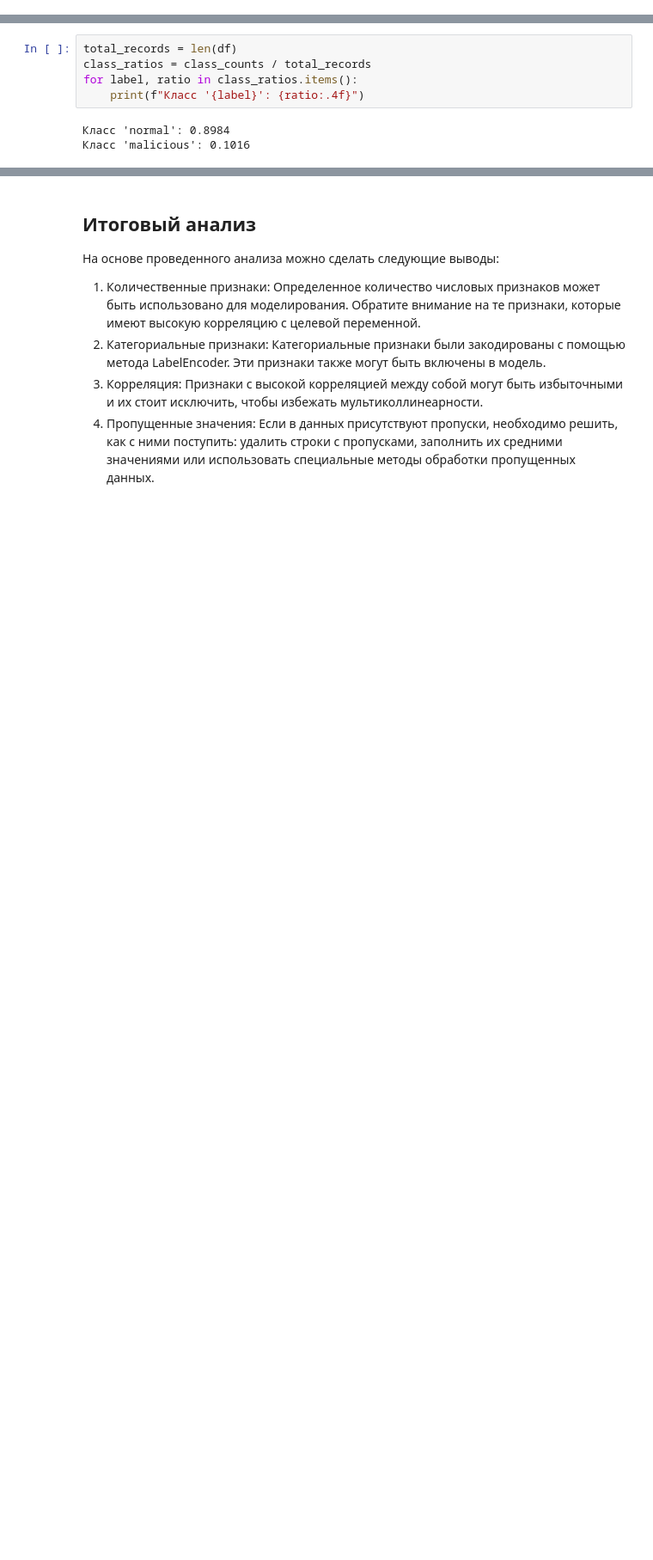
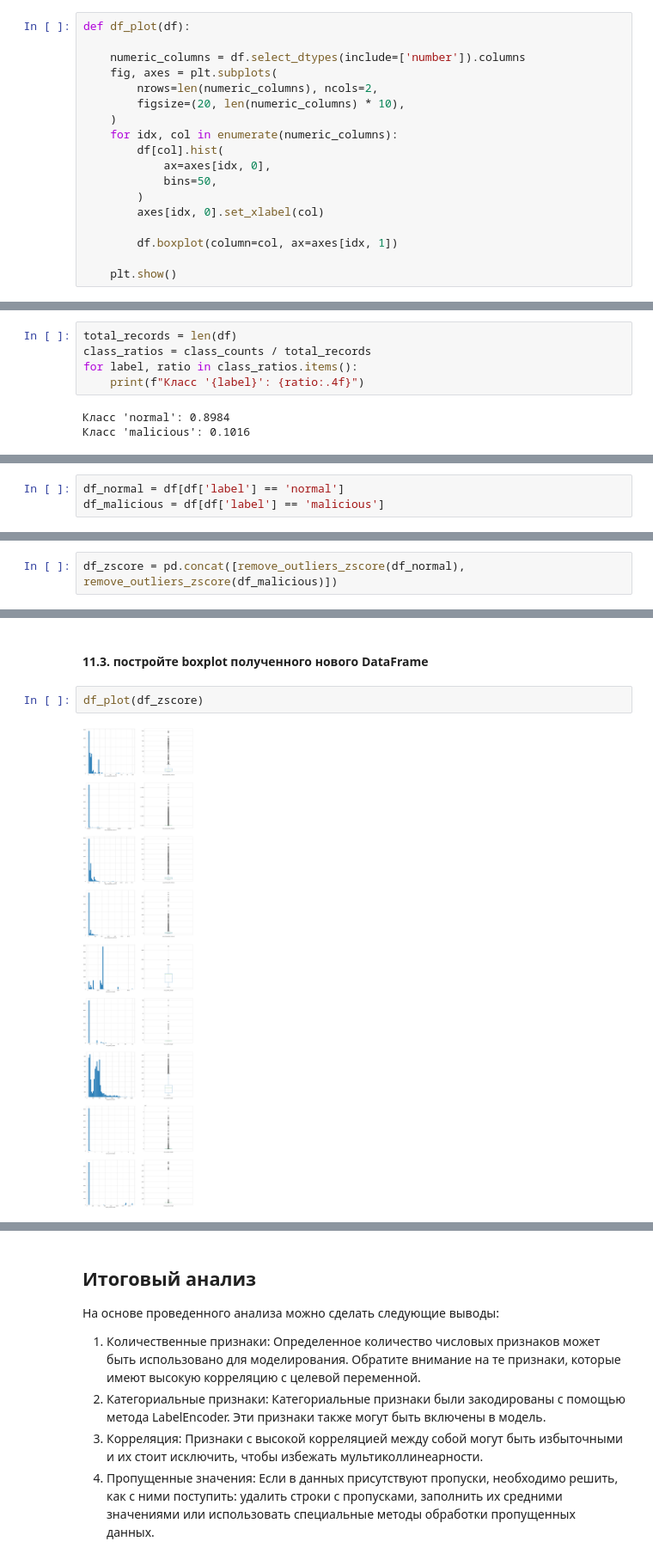
Before and after one commit to belkin-vitaliy/ai-task1, a Jupyter notebook: task1.ipynb, the cells around one changed output, grey strips where cells are left out. Shown at 86% size. Saved outputs shown, nothing was run; the diff lists cells and outputs as text; blank space fills up the shorter version.

```diff
--- a/task1.ipynb
+++ b/task1.ipynb
@@ -159,0 +161,18 @@ def cross_validation(clf, X, y):
+# %%
+def df_plot(df):
+
+    numeric_columns = df.select_dtypes(include=['number']).columns
+    fig, axes = plt.subplots(
+        nrows=len(numeric_columns), ncols=2,
+        figsize=(20, len(numeric_columns) * 10),
+    )
+    for idx, col in enumerate(numeric_columns):
+        df[col].hist(
+            ax=axes[idx, 0],
+            bins=50,
+        )
+        axes[idx, 0].set_xlabel(col)
+
+        df.boxplot(column=col, ax=axes[idx, 1])
+
+    plt.show()
@@ -301,0 +366,3 @@ label: ['normal' 'malicious']
+# %%
+df_normal = df[df['label'] == 'normal']
+df_malicious = df[df['label'] == 'malicious']
@@ -301,0 +375,2 @@ label: ['normal' 'malicious']
+# %%
+df_zscore = pd.concat([remove_outliers_zscore(df_normal), remove_outliers_zscore(df_malicious)])
@@ -301,0 +381,6 @@ label: ['normal' 'malicious']
+# %% [markdown]
+#### 11.3. постройте boxplot полученного нового DataFrame
+# %%
+df_plot(df_zscore)
+# %% [output]
+[figure, added]
```
Also changed, not shown: parts of 25 cells of this notebook.
